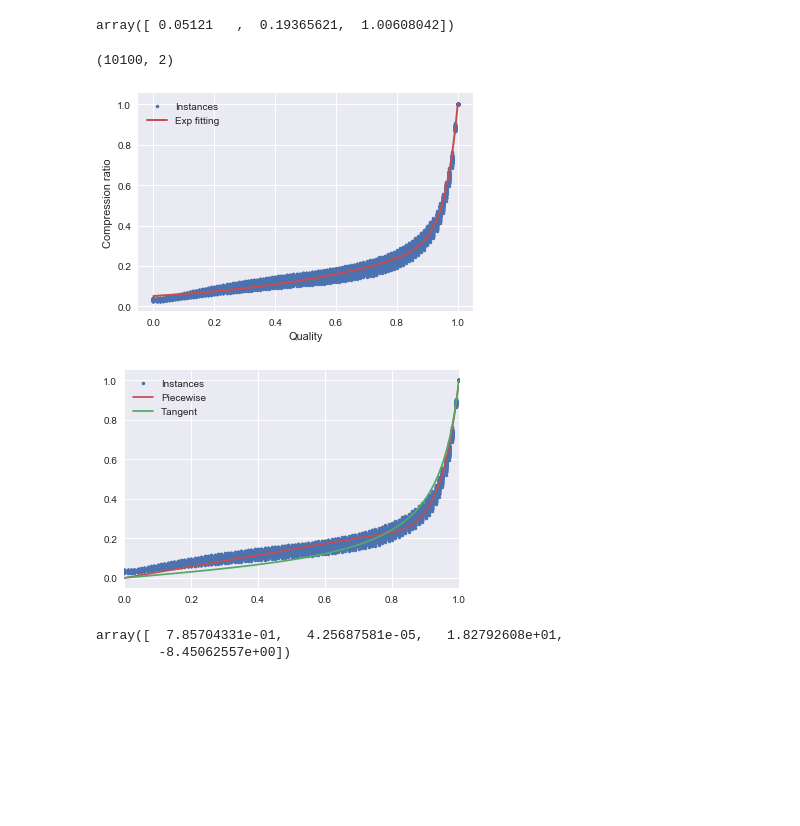
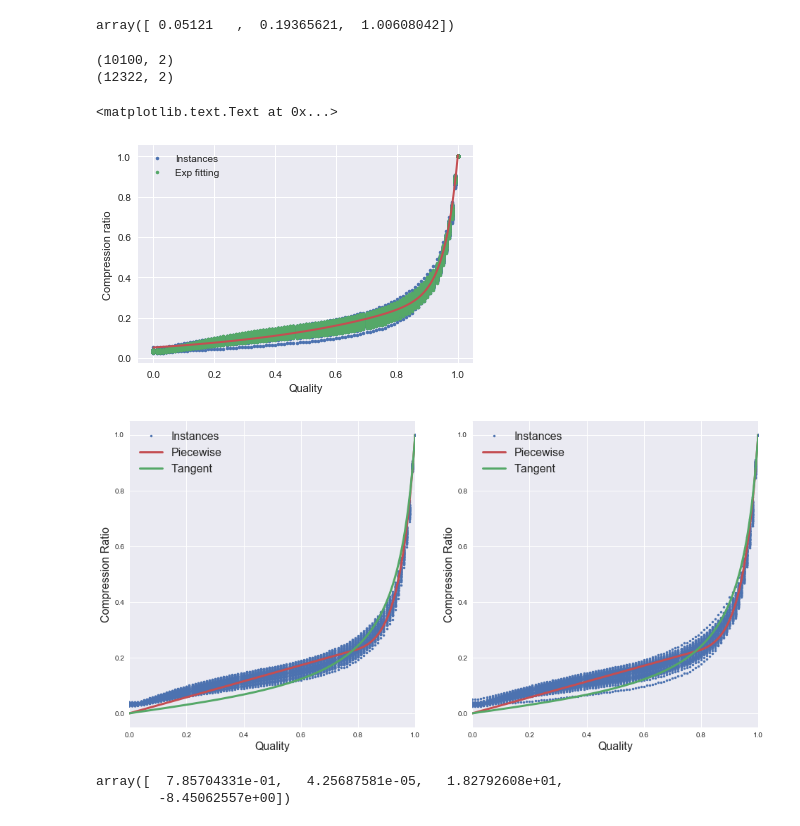
Before and after one commit to MoonBlvd/MDP_data_recording, a Jupyter notebook: optimization_test.ipynb, the cells around one changed output. Cells and saved outputs as stored; diff of their text form; code cells hidden in the pictures; blank space fills up the shorter version.

Commit message:
add curve fitting for two data sets

```diff
--- a/optimization_test.ipynb
+++ b/optimization_test.ipynb
@@ -67,15 +67,23 @@ from data_reader import *
 
 sns.set(color_codes=True)
 %matplotlib inline
-# %%
-path = 'data/matlab/compression_ratio_quality.csv'
-comp_ratio_quality = read_data(path)
-comp_ratio_quality[:,1] = comp_ratio_quality[:,1]/100
-comp_ratio_quality.shape
-# %% [output]
-(10100, 2)
+# %%
+path_aa = 'data/compression_ratio_quality_AA.csv'
+path_wv = 'data/compression_ratio_quality_WV.csv'
+
+comp_ratio_quality_aa = read_data(path_aa)
+comp_ratio_quality_aa[:,1] = comp_ratio_quality_aa[:,1]/100
+print(comp_ratio_quality_aa.shape)
+
+comp_ratio_quality_wv = read_data(path_wv)
+comp_ratio_quality_wv[:,1] = comp_ratio_quality_wv[:,1]/100
+print(comp_ratio_quality_wv.shape)
+# %% [output]
+(10100, 2)
+(12322, 2)
 # %%
-plt.plot(comp_ratio_quality[:,1],comp_ratio_quality[:,0],'.') # quality is x axis
+plt.plot(comp_ratio_quality_wv[:,1],comp_ratio_quality_wv[:,0],'b.') # quality is x axis
+plt.plot(comp_ratio_quality_aa[:,1],comp_ratio_quality_aa[:,0],'g.') # quality is x axis
 x = np.linspace(0,1,1000)
 y_exp = 0.05121*np.exp(1.896*x) + (4.352*10**(-11))*np.exp(23.45*x)
 plt.plot(x,y_exp,'r',linewidth=2.0)
@@ -85,9 +93,10 @@ plt.plot(x,y_exp,'r',linewidth=2.0)
 plt.legend(['Instances','Exp fitting'])#,'Poly2 fitting'])
 plt.xlabel('Quality')
 plt.ylabel('Compression ratio')
-plt.savefig('comp_qual_fit.png', dpi=200)
+# plt.savefig('comp_qual_fit.png', dpi=200)
 # %% [output]
+<matplotlib.text.Text at 0x...>
-[figure, old version]
+[figure, new version]
 # %%
 def piecewise_nonlinear(x,x0,a,b,c):
     y = np.piecewise(x,
@@ -99,25 +108,50 @@ def piecewise_nonlinear(x,x0,a,b,c):
 def tangent(x,w):
     return 1/np.tan(w) * np.tan(w*x)
 # %%
+plt.figure(1,(16,8))
+plt.subplot(121)
 popt_piecewise, pcov = curve_fit(piecewise_nonlinear,
-                                 comp_ratio_quality[:,1],
-                                 comp_ratio_quality[:,0],
+                                 comp_ratio_quality_aa[:,1],
+                                 comp_ratio_quality_aa[:,0],
                                  p0=[0.5, 0.5, 0.5, 0.5],
                                  maxfev=10000)
 popt_tan, pcov_tan = curve_fit(tangent,
-                               comp_ratio_quality[:,1],
-                               comp_ratio_quality[:,0],
+                               comp_ratio_quality_aa[:,1],
+                               comp_ratio_quality_aa[:,0],
                                p0=[0.5],
                                maxfev=10000)
 x = np.linspace(0,1,1000)
-plt.plot(comp_ratio_quality[:,1],comp_ratio_quality[:,0],'.') # quality is x axis
-plt.plot(x, piecewise_nonlinear(x,*popt_piecewise),'r')
-plt.plot(x, tangent(x,popt_tan),'g')
+plt.plot(comp_ratio_quality_aa[:,1],comp_ratio_quality_aa[:,0],'.') # quality is x axis
+plt.plot(x, piecewise_nonlinear(x,*popt_piecewise),'r',linewidth=3.0)
+plt.plot(x, tangent(x,popt_tan),'g',linewidth=3.0)
 plt.xlim([0,1])
-plt.legend(['Instances','Piecewise','Tangent'])
-plt.savefig('quality_ratio_curve.png',dpi=200)
+plt.xlabel("Quality",fontsize=16)
+plt.ylabel("Compression Ratio",fontsize=16)
+plt.legend(['Instances','Piecewise','Tangent'],fontsize=16)
+
+plt.subplot(122)
+popt_piecewise, pcov = curve_fit(piecewise_nonlinear,
+                                 comp_ratio_quality_wv[:,1],
+                                 comp_ratio_quality_wv[:,0],
+                                 p0=[0.5, 0.5, 0.5, 0.5],
+                                 maxfev=10000)
+popt_tan, pcov_tan = curve_fit(tangent,
+                               comp_ratio_quality_wv[:,1],
+                               comp_ratio_quality_wv[:,0],
+                               p0=[0.5],
+                               maxfev=10000)
+x = np.linspace(0,1,1000)
+plt.plot(comp_ratio_quality_wv[:,1],comp_ratio_quality_wv[:,0],'.') # quality is x axis
+plt.plot(x, piecewise_nonlinear(x,*popt_piecewise),'r',linewidth=3.0)
+plt.plot(x, tangent(x,popt_tan),'g',linewidth=3.0)
+plt.xlim([0,1])
+plt.xlabel("Quality",fontsize=16)
+plt.ylabel("Compression Ratio",fontsize=16)
+plt.legend(['Instances','Piecewise','Tangent'],fontsize=16)
+plt.show
+plt.savefig('quality_ratio_curve_2_loc.png',dpi=200)
 # %% [output]
-[figure, old version]
+[figure, new version]
 # %%
 popt_piecewise
 # %% [output]
```
